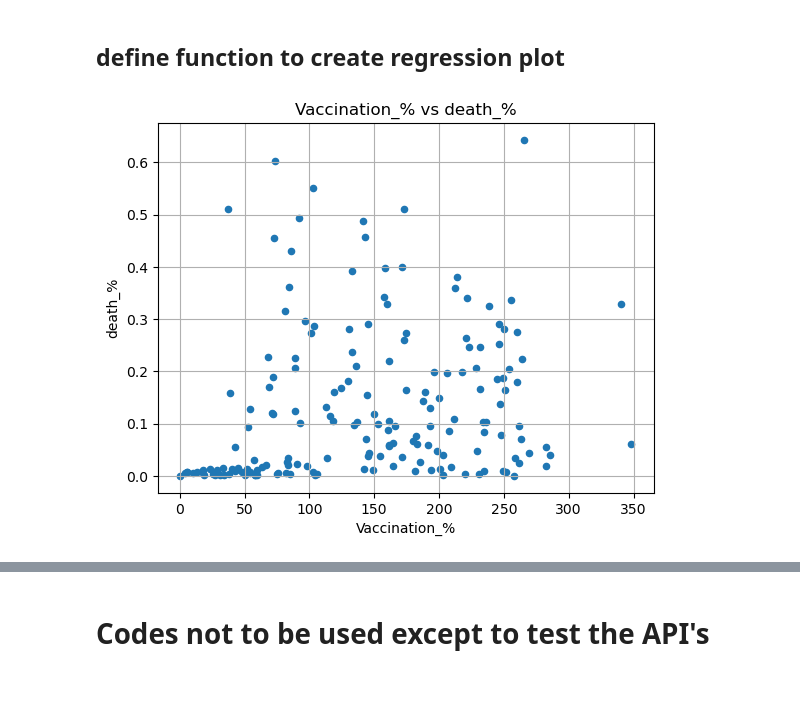
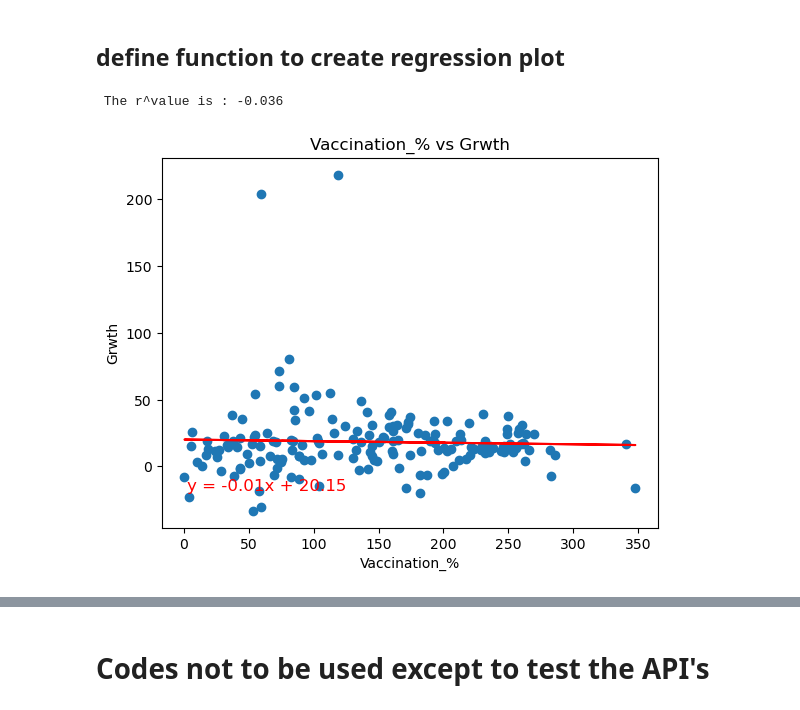
Before and after one commit to nazimben25/project1_group2, a Jupyter notebook: q4_death_vs_vaccination.ipynb, the cells around one changed output, grey strips where cells are left out. Saved outputs shown, nothing was run; the diff lists cells and outputs as text; code cells hidden in the pictures.

```diff
--- a/q4_death_vs_vaccination.ipynb
+++ b/q4_death_vs_vaccination.ipynb
@@ -735,12 +741,7 @@ def regression_plot(dataframe, col1, col2):
 
     plt.xlabel(col1)
     plt.ylabel(col2)
-
-    ## conditional title
-
-    if min(dataframe['Latitude'])>=0 :
-        plt.title(f'{col1} vs. {col2} for Northern Hemisphere')
-    else : plt.title(f'{col1} vs. {col2} for Southern Hemisphere')
+    plt.title(f'{col1} vs {col2}')
 
     ## Conditional Annotation position
 
@@ -751,25 +752,12 @@ def regression_plot(dataframe, col1, col2):
 
     plt.annotate(line_eq,(x_annot_pos,y_annot_pos), fontsize=12,color="red", xycoords='axes fraction')
 
+    plt.savefig(f'Output/regression_{col1}_vs_{col2}.png')
     plt.show()
-# %%
-# Build scatter plot for Growth vs. vaccination
-x_axis = 'Vaccination_%'
-y_axis = 'death_%'
-
-data1.plot.scatter(x_axis, y_axis)
-
-
-# Incorporate the other graph properties
-plt.grid()
-plt.xlabel(f'{x_axis}')
-plt.ylabel(f'{y_axis}')
-plt.title(f'{x_axis} vs {y_axis}')
-
-# Save the figure
-plt.savefig("Output/scatterplot vaccination_deaths.png")
-
-# Show plot
-plt.show()
-# %% [output]
-[figure, removed]
+# %%
+# Build scatter plot for vaccination vs Growth
+
+regression_plot(data1,'Vaccination_%', 'Grwth')
+# %% [output]
+ The r^value is : -0.036
+[figure, added]
```
Also changed, not shown: parts of 9 cells of this notebook, 7 other files.
